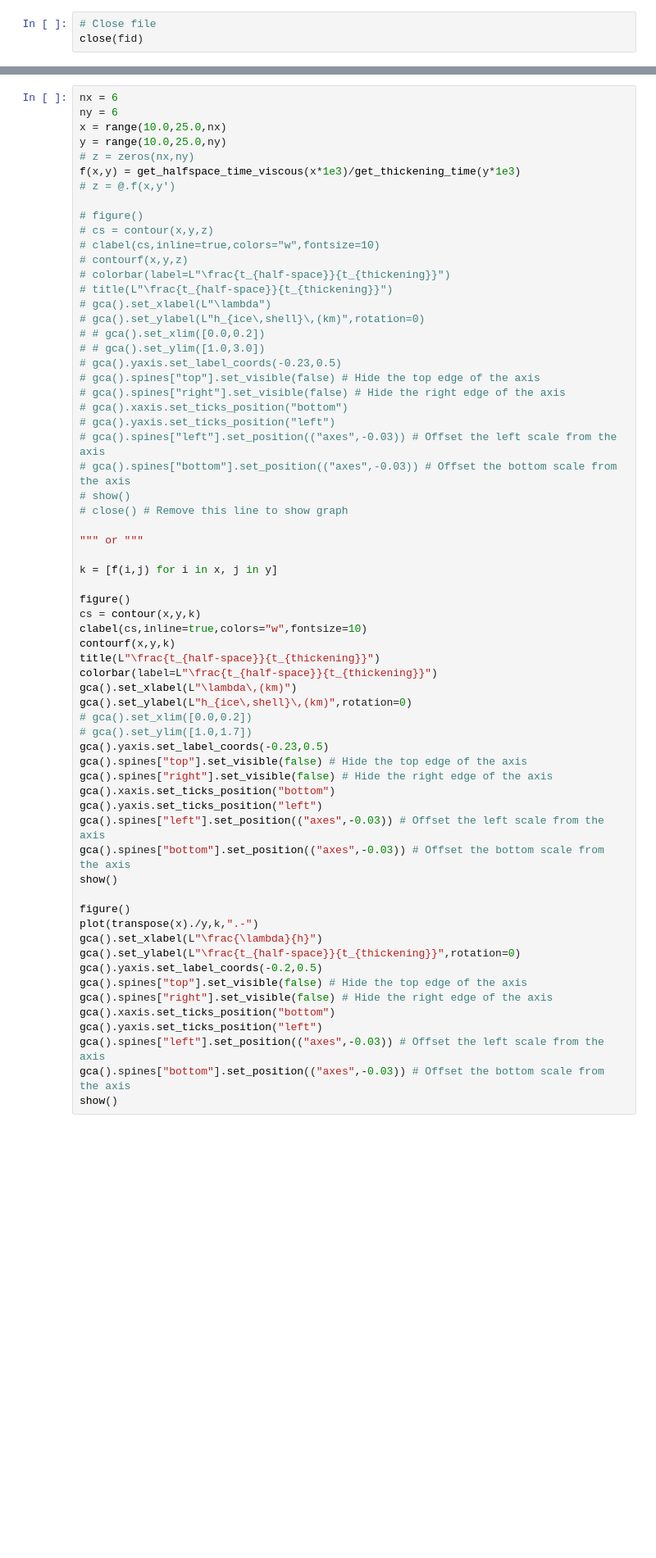
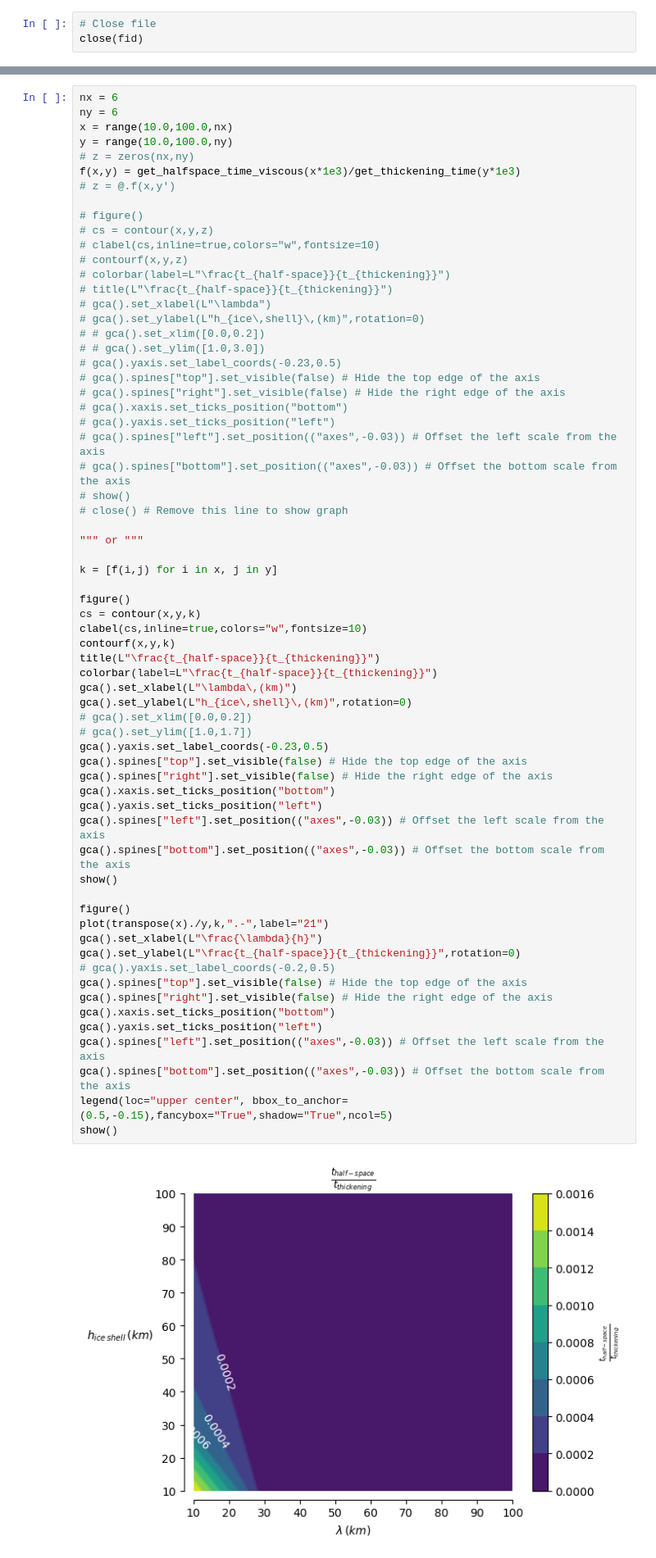
Before and after one commit to maxrudolph/gerya-julia, a Jupyter notebook: modelrunData-Copy1.ipynb, the cells around one changed output, grey strips where cells are left out. Shown: that part at 82% size. Drawn from its saved outputs; the diff is of its cells as text; blank space fills up the shorter version.

```diff
--- a/modelrunData-Copy1.ipynb
+++ b/modelrunData-Copy1.ipynb
@@ -150,8 +215,8 @@ show()
 # %%
 nx = 6
 ny = 6
-x = range(10.0,25.0,nx)
-y = range(10.0,25.0,ny)
+x = range(10.0,100.0,nx)
+y = range(10.0,100.0,ny)
 # z = zeros(nx,ny)
 f(x,y) = get_halfspace_time_viscous(x*1e3)/get_thickening_time(y*1e3)
 # z = @.f(x,y')
@@ -182,32 +247,35 @@ k = [f(i,j) for i in x, j in y]
 
 figure()
 cs = contour(x,y,k)
 clabel(cs,inline=true,colors="w",fontsize=10)
 contourf(x,y,k)
 title(L"\frac{t_{half-space}}{t_{thickening}}")
 colorbar(label=L"\frac{t_{half-space}}{t_{thickening}}")
 gca().set_xlabel(L"\lambda\,(km)")
 gca().set_ylabel(L"h_{ice\,shell}\,(km)",rotation=0)
 # gca().set_xlim([0.0,0.2])
 # gca().set_ylim([1.0,1.7])
 gca().yaxis.set_label_coords(-0.23,0.5)
 gca().spines["top"].set_visible(false) # Hide the top edge of the axis
 gca().spines["right"].set_visible(false) # Hide the right edge of the axis
 gca().xaxis.set_ticks_position("bottom")
 gca().yaxis.set_ticks_position("left")
 gca().spines["left"].set_position(("axes",-0.03)) # Offset the left scale from the axis
 gca().spines["bottom"].set_position(("axes",-0.03)) # Offset the bottom scale from the axis
 show()
 
 figure()
-plot(transpose(x)./y,k,".-")
+plot(transpose(x)./y,k,".-",label="21")
 gca().set_xlabel(L"\frac{\lambda}{h}")
 gca().set_ylabel(L"\frac{t_{half-space}}{t_{thickening}}",rotation=0)
-gca().yaxis.set_label_coords(-0.2,0.5)
+# gca().yaxis.set_label_coords(-0.2,0.5)
 gca().spines["top"].set_visible(false) # Hide the top edge of the axis
 gca().spines["right"].set_visible(false) # Hide the right edge of the axis
 gca().xaxis.set_ticks_position("bottom")
 gca().yaxis.set_ticks_position("left")
 gca().spines["left"].set_position(("axes",-0.03)) # Offset the left scale from the axis
 gca().spines["bottom"].set_position(("axes",-0.03)) # Offset the bottom scale from the axis
+legend(loc="upper center", bbox_to_anchor=(0.5,-0.15),fancybox="True",shadow="True",ncol=5)
 show()
+# %% [output]
+[figure, added]
```
Also changed, not shown: parts of 17 cells of this notebook, 4 other files.
